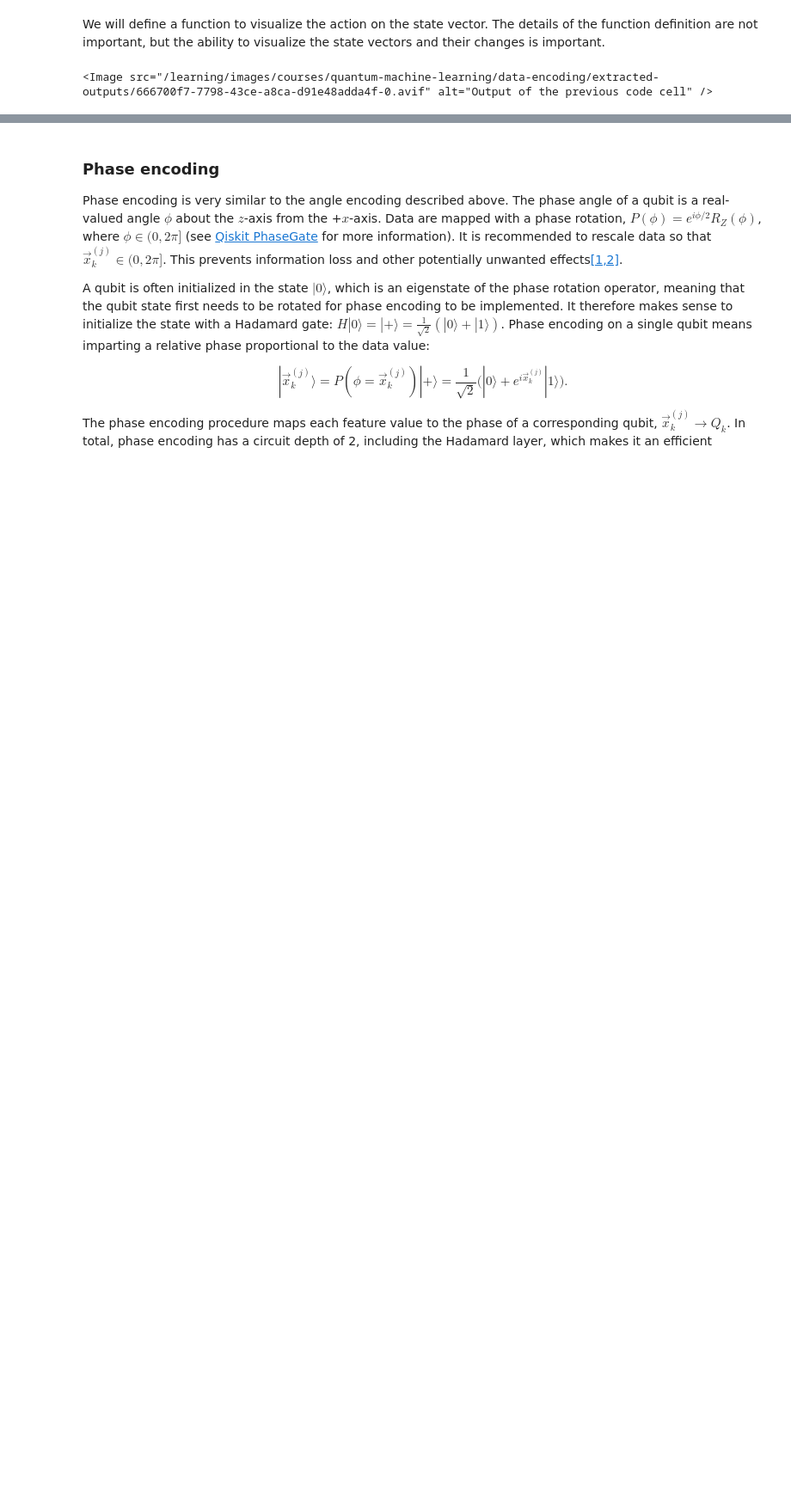
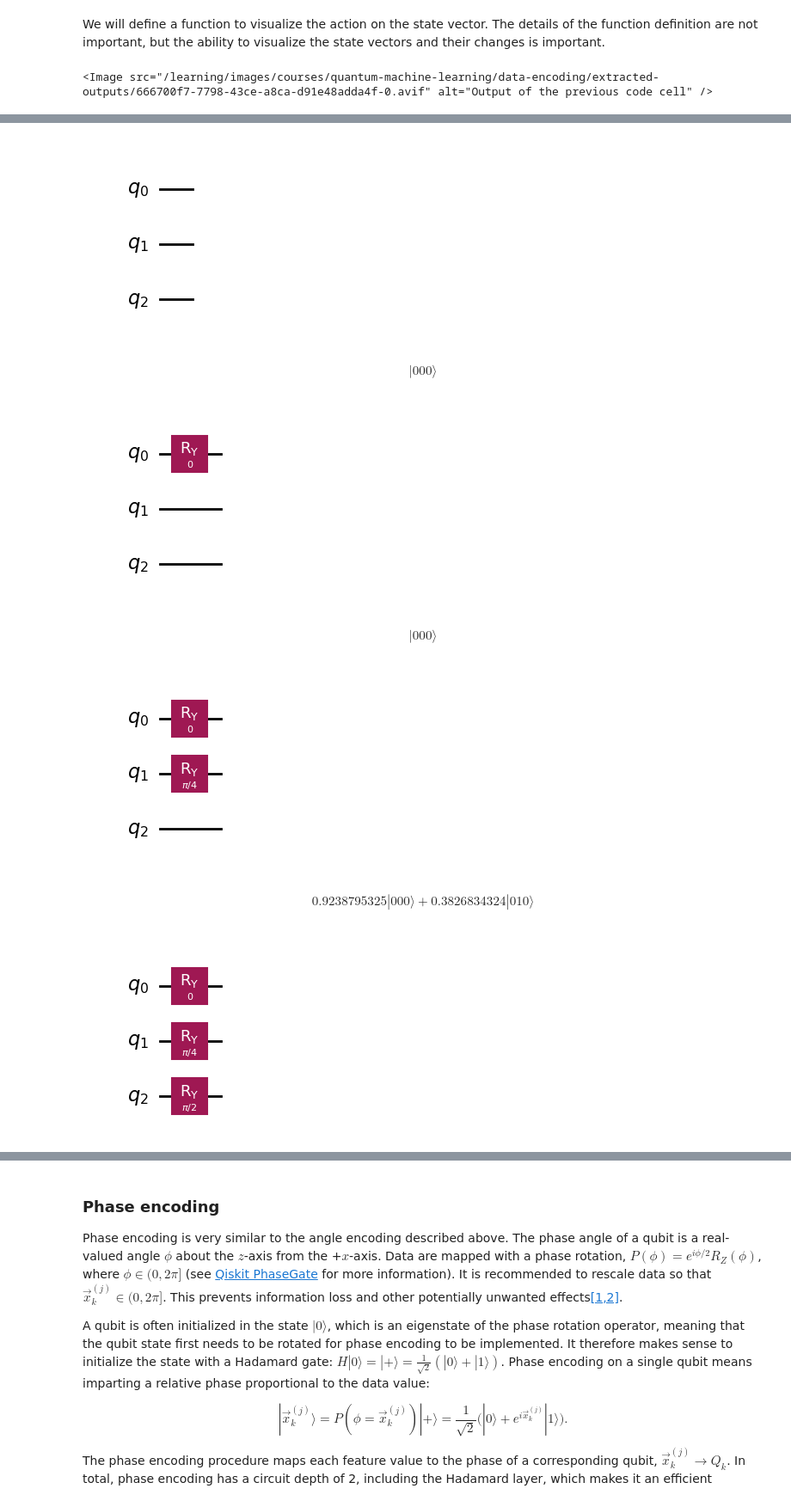
Before and after one commit to Virendra513/QML1, a Jupyter notebook: QML/data-encoding.ipynb, the cells around one changed output, grey strips where cells are left out. Shown at 86% size. Saved outputs shown, nothing was run; the diff lists cells and outputs as text; code cells hidden in the pictures; blank space fills up the shorter version.

```diff
--- a/QML/data-encoding.ipynb
+++ b/QML/data-encoding.ipynb
@@ -537,0 +633,29 @@ Read the questions below, think about your answers, then click the triangles to
+# %%
+import math
+qc=QuantumCircuit(3)
+display(qc.draw("mpl"))
+state1 = Statevector.from_instruction(qc)
+display(state1.draw("latex"))
+
+qc.ry(0,0)
+display(qc.draw("mpl"))
+state2 = Statevector.from_instruction(qc)
+display(state2.draw("latex"))
+
+qc.ry(math.pi/4, 1)
+display(qc.draw("mpl"))
+state3 = Statevector.from_instruction(qc)
+display(state3.draw("latex"))
+
+qc.ry(math.pi/2, 2)
+display(qc.draw("mpl"))
+state3 = Statevector.from_instruction(qc)
+display(state3.draw("latex"))
+# %% [output]
+[figure, added]
+$$ |000\rangle$$
+[figure, added]
+$$ |000\rangle$$
+[figure, added]
+$$0.9238795325 |000\rangle+0.3826834324 |010\rangle$$
+[figure, added]
```
Also changed, not shown: parts of 6 cells of this notebook.
